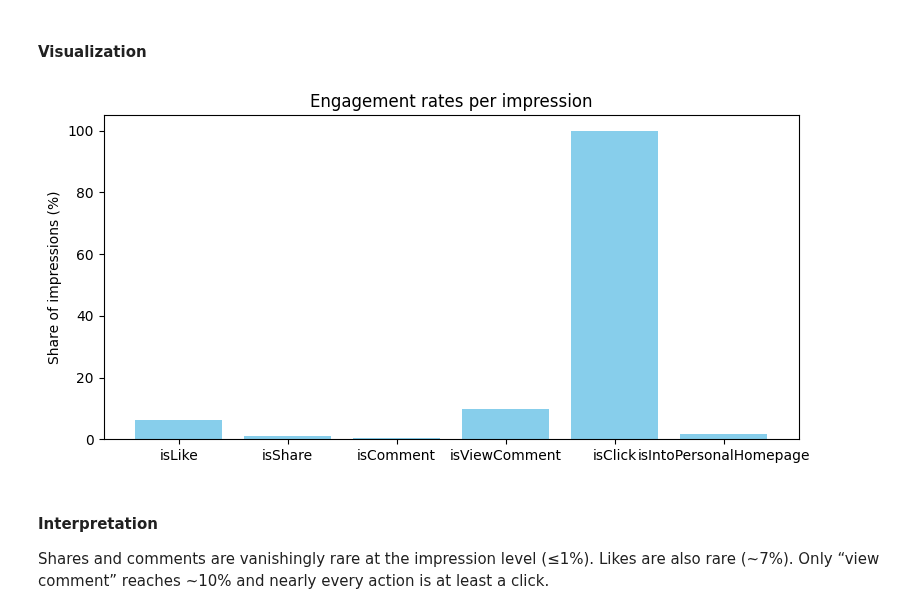
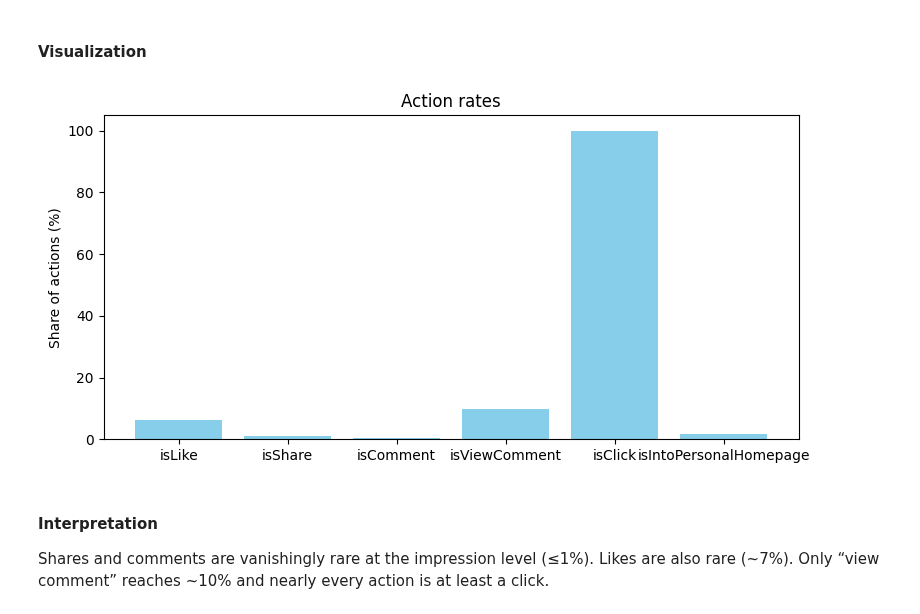
Before and after one commit to renaschaller/Master-Thesis-Music-Streaming, a Jupyter notebook: EDA/EDA.ipynb, the cells around one changed output. Drawn from its saved outputs; the diff is of its cells as text; code cells hidden in the pictures.

```diff
--- a/EDA/EDA.ipynb
+++ b/EDA/EDA.ipynb
@@ -256,20 +256,20 @@ isIntoPersonalHomepage    2043.0                        1.74
 # %%
 eng_cols = ["isLike", "isShare", "isComment", "isViewComment", "isClick", "isIntoPersonalHomepage"]
 
 eng_rates = {}
 for c in eng_cols:
     if c in df.columns:
         eng_rates[c] = df[c].mean() * 100
 
 # Engagement rates per impression
 plt.figure(figsize=(8,4))
 plt.bar(eng_rates.keys(), eng_rates.values(), color="skyblue")
-plt.ylabel("Share of impressions (%)")
-plt.title("Engagement rates per impression")
+plt.ylabel("Share of actions (%)")
+plt.title("Action rates")
 plt.tight_layout()
 plt.show()
 # %% [output]
-[figure, old version]
+[figure, new version]
 # %% [markdown]
 #### Interpretation
 Shares and comments are vanishingly rare at the impression level (≤1%). Likes are also rare (~7%). Only “view comment” reaches ~10% and nearly every action is at least a click.
```
Also changed, not shown: parts of 4 cells of this notebook, 2 other files.
